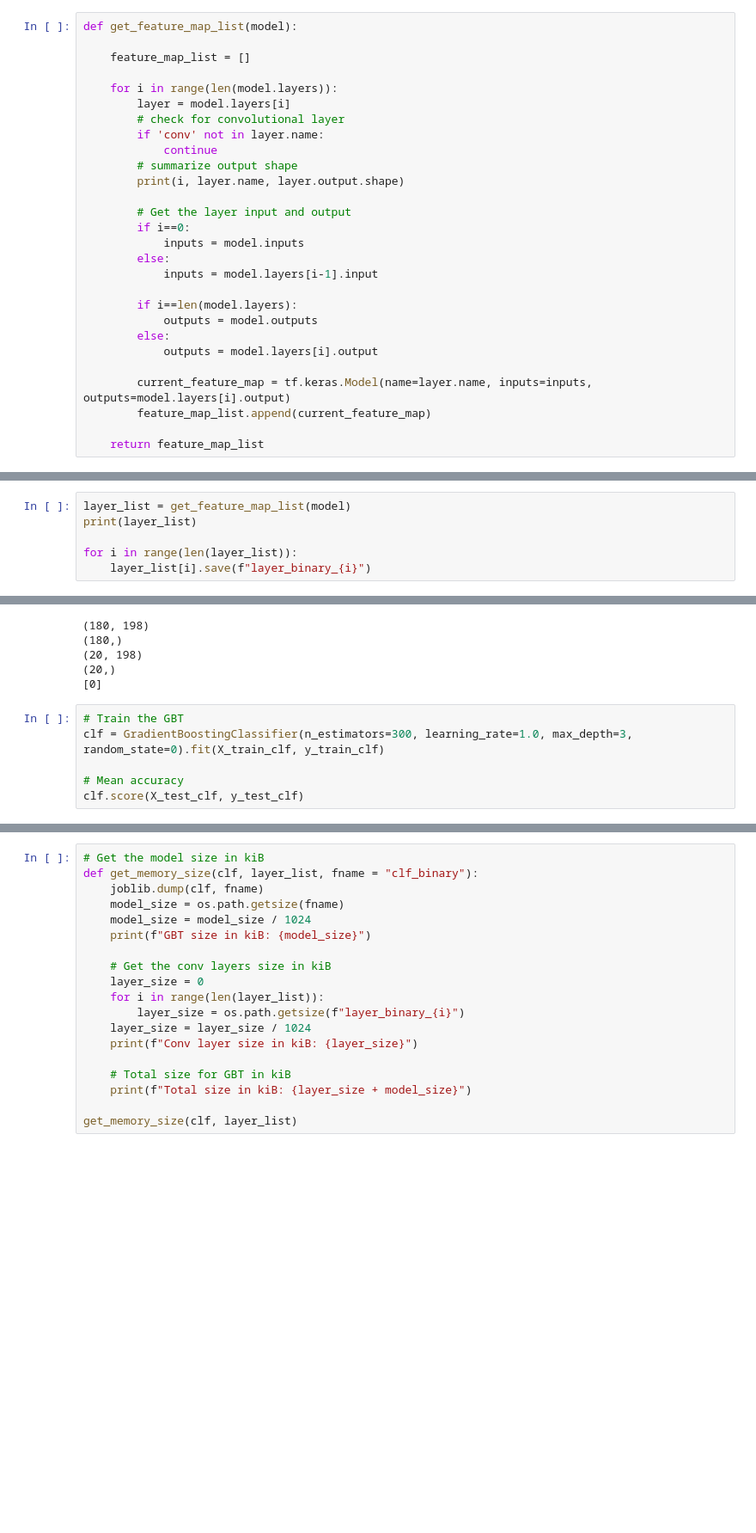
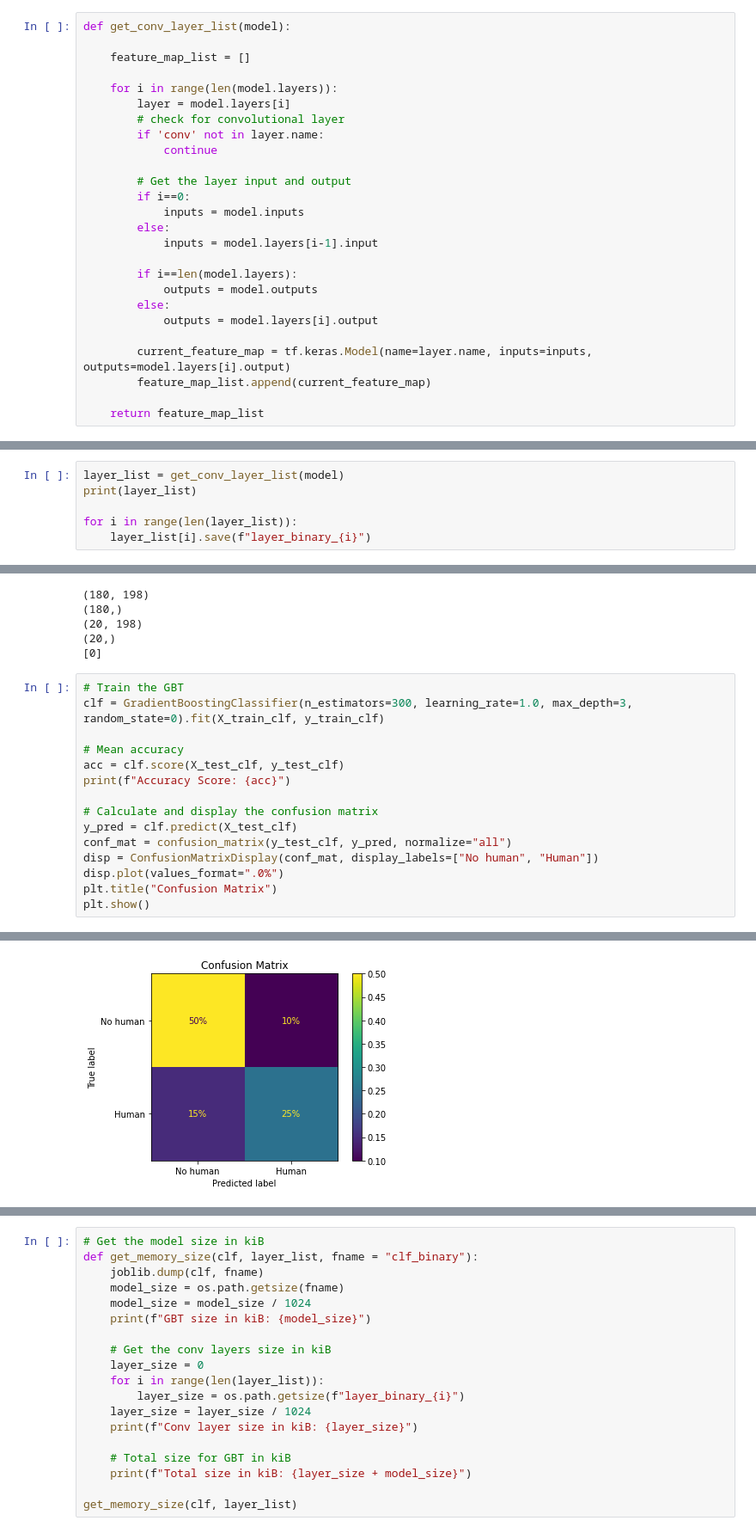
Before and after one commit to Avic3nna/EdgeML_thermalcamera, a Jupyter notebook: gbt/gbt.ipynb, the cells around one changed output, grey strips where cells are left out. Shown at 86% size. Cells and saved outputs as stored; diff of their text form; blank space fills up the shorter version.

```diff
--- a/gbt/gbt.ipynb
+++ b/gbt/gbt.ipynb
@@ -177,5 +175,5 @@ Epoch 30/30
 # %%
-def get_feature_map_list(model):
+def get_conv_layer_list(model):
 
     feature_map_list = []
 
@@ -184,8 +182,6 @@ def get_feature_map_list(model):
         # check for convolutional layer
         if 'conv' not in layer.name:
             continue
-        # summarize output shape
-        print(i, layer.name, layer.output.shape)
 
         # Get the layer input and output
         if i==0:
@@ -205,5 +282,5 @@ def get_feature_map_list(model):
 # %%
-layer_list = get_feature_map_list(model)
+layer_list = get_conv_layer_list(model)
 print(layer_list)
 
 for i in range(len(layer_list)):
@@ -310,5 +386,14 @@ print(y_train_clf[:1])
 clf = GradientBoostingClassifier(n_estimators=300, learning_rate=1.0, max_depth=3, random_state=0).fit(X_train_clf, y_train_clf)
 
 # Mean accuracy
-clf.score(X_test_clf, y_test_clf)
+acc = clf.score(X_test_clf, y_test_clf)
+print(f"Accuracy Score: {acc}")
+
+# Calculate and display the confusion matrix
+y_pred = clf.predict(X_test_clf)
+conf_mat = confusion_matrix(y_test_clf, y_pred, normalize="all")
+disp = ConfusionMatrixDisplay(conf_mat, display_labels=["No human", "Human"])
+disp.plot(values_format=".0%")
+plt.title("Confusion Matrix")
+plt.show()
 # %% [output]
@@ -315,0 +401 @@ clf.score(X_test_clf, y_test_clf)
+[figure, added]
```
Also changed, not shown: parts of 17 cells of this notebook, 4 other files.
